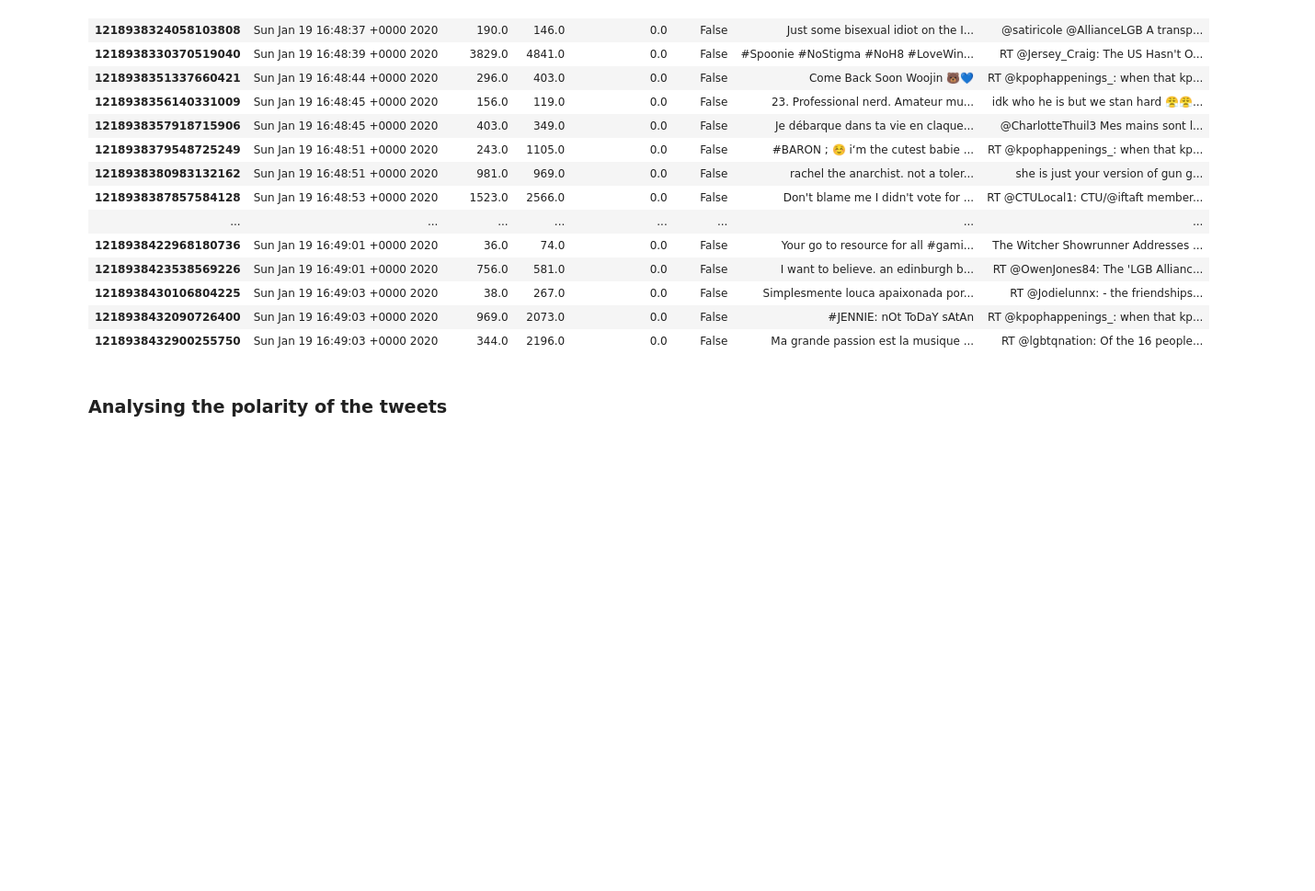
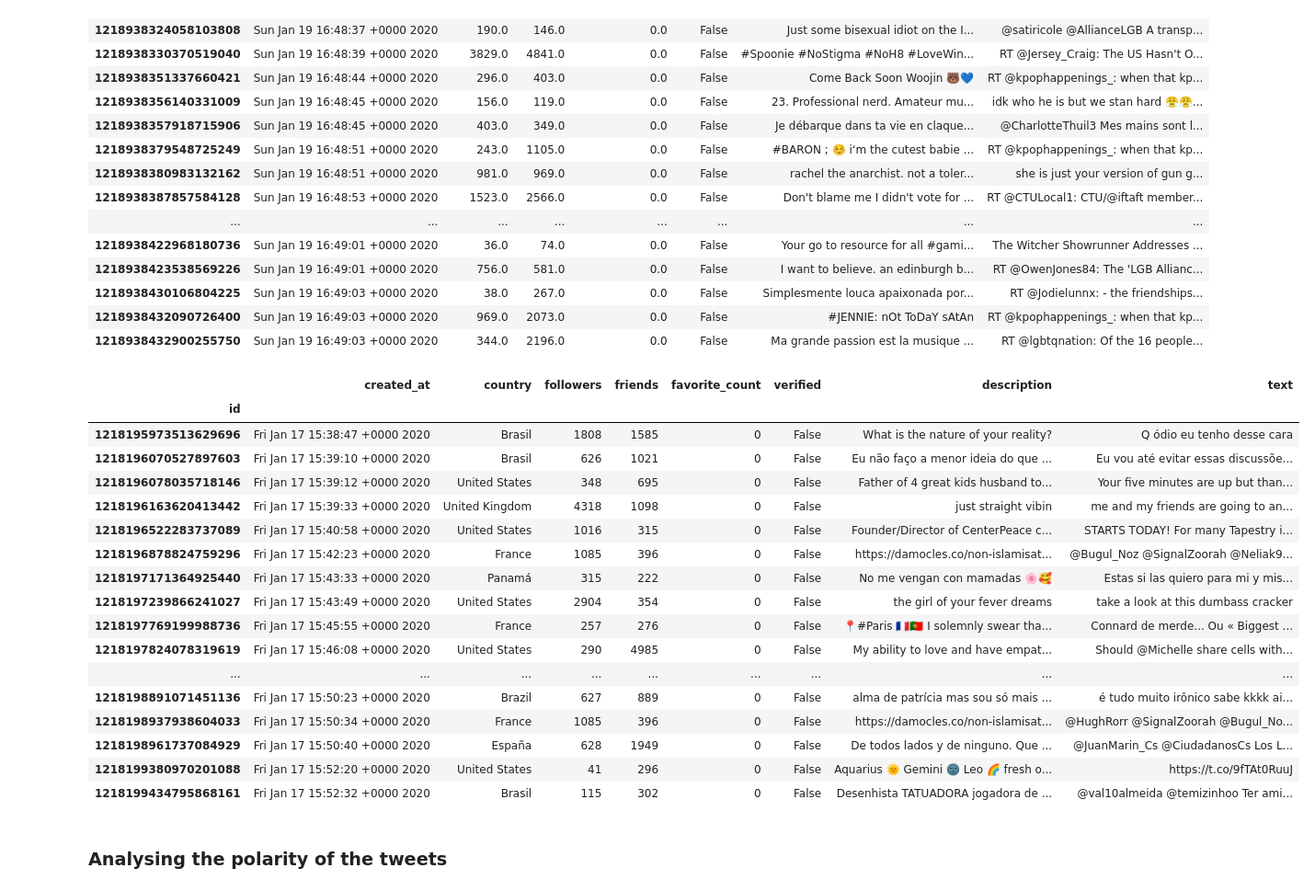
Before and after one commit to smidtfab/Twitter_Crawler, a Jupyter notebook: TwitterCrawler_LGBTQ.ipynb, the cells around one changed output. Shown at 92% size. Saved outputs shown, nothing was run; the diff lists cells and outputs as text; code cells hidden in the pictures; blank space fills up the shorter version.

```diff
--- a/TwitterCrawler_LGBTQ.ipynb
+++ b/TwitterCrawler_LGBTQ.ipynb
@@ -157,6 +187,29 @@ tweets.head(20)
 | 1218938430106804225 | Sun Jan 19 16:49:03 +0000 2020 | 38.0 | 267.0 | 0.0 | False | Simplesmente louca apaixonada por... | RT @Jodielunnx: - the friendships... |
 | 1218938432090726400 | Sun Jan 19 16:49:03 +0000 2020 | 969.0 | 2073.0 | 0.0 | False | #JENNIE: nOt ToDaY sAtAn | RT @kpophappenings_: when that kp... |
 | 1218938432900255750 | Sun Jan 19 16:49:03 +0000 2020 | 344.0 | 2196.0 | 0.0 | False | Ma grande passion est la musique ... | RT @lgbtqnation: Of the 16 people... |
+# %%
+tweets_country = pd.read_csv('data/crawled_tweets.csv', index_col = 0, encoding = 'utf-8', sep = r'\s*,\s*', engine = 'python')
+tweets_country = tweets_country.dropna()
+tweets_country.head(20)
+# %% [output]
+|  | created_at | country | followers | friends | favorite_count | verified | description | text |
+| id |  |  |  |  |  |  |  |  |
+| 1218195973513629696 | Fri Jan 17 15:38:47 +0000 2020 | Brasil | 1808 | 1585 | 0 | False | What is the nature of your reality? | Q ódio eu tenho desse cara |
+| 1218196070527897603 | Fri Jan 17 15:39:10 +0000 2020 | Brasil | 626 | 1021 | 0 | False | Eu não faço a menor ideia do que ... | Eu vou até evitar essas discussõe... |
+| 1218196078035718146 | Fri Jan 17 15:39:12 +0000 2020 | United States | 348 | 695 | 0 | False | Father of 4 great kids husband to... | Your five minutes are up but than... |
+| 1218196163620413442 | Fri Jan 17 15:39:33 +0000 2020 | United Kingdom | 4318 | 1098 | 0 | False | just straight vibin | me and my friends are going to an... |
+| 1218196522283737089 | Fri Jan 17 15:40:58 +0000 2020 | United States | 1016 | 315 | 0 | False | Founder/Director of CenterPeace c... | STARTS TODAY! For many Tapestry i... |
+| 1218196878824759296 | Fri Jan 17 15:42:23 +0000 2020 | France | 1085 | 396 | 0 | False | https://damocles.co/non-islamisat... | @Bugul_Noz @SignalZoorah @Neliak9... |
+| 1218197171364925440 | Fri Jan 17 15:43:33 +0000 2020 | Panamá | 315 | 222 | 0 | False | No me vengan con mamadas 🌸🥰 | Estas si las quiero para mi y mis... |
+| 1218197239866241027 | Fri Jan 17 15:43:49 +0000 2020 | United States | 2904 | 354 | 0 | False | the girl of your fever dreams | take a look at this dumbass cracker |
+| 1218197769199988736 | Fri Jan 17 15:45:55 +0000 2020 | France | 257 | 276 | 0 | False | 📍#Paris 🇫🇷🇵🇹 I solemnly swear tha... | Connard de merde... Ou « Biggest ... |
+| 1218197824078319619 | Fri Jan 17 15:46:08 +0000 2020 | United States | 290 | 4985 | 0 | False | My ability to love and have empat... | Should @Michelle share cells with... |
+| ... | ... | ... | ... | ... | ... | ... | ... | ... |
+| 1218198891071451136 | Fri Jan 17 15:50:23 +0000 2020 | Brazil | 627 | 889 | 0 | False | alma de patrícia mas sou só mais ... | é tudo muito irônico sabe kkkk ai... |
+| 1218198937938604033 | Fri Jan 17 15:50:34 +0000 2020 | France | 1085 | 396 | 0 | False | https://damocles.co/non-islamisat... | @HughRorr @SignalZoorah @Bugul_No... |
+| 1218198961737084929 | Fri Jan 17 15:50:40 +0000 2020 | España | 628 | 1949 | 0 | False | De todos lados y de ninguno. Que ... | @JuanMarin_Cs @CiudadanosCs Los L... |
+| 1218199380970201088 | Fri Jan 17 15:52:20 +0000 2020 | United States | 41 | 296 | 0 | False | Aquarius 🌞 Gemini 🌚 Leo 🌈 fresh o... | https://t.co/9fTAt0RuuJ |
+| 1218199434795868161 | Fri Jan 17 15:52:32 +0000 2020 | Brasil | 115 | 302 | 0 | False | Desenhista TATUADORA jogadora de ... | @val10almeida @temizinhoo Ter ami... |
 # %% [markdown]
 ### Analysing the polarity of the tweets
 # %%
```
Also changed, not shown: parts of 13 cells of this notebook, 1 other file.
